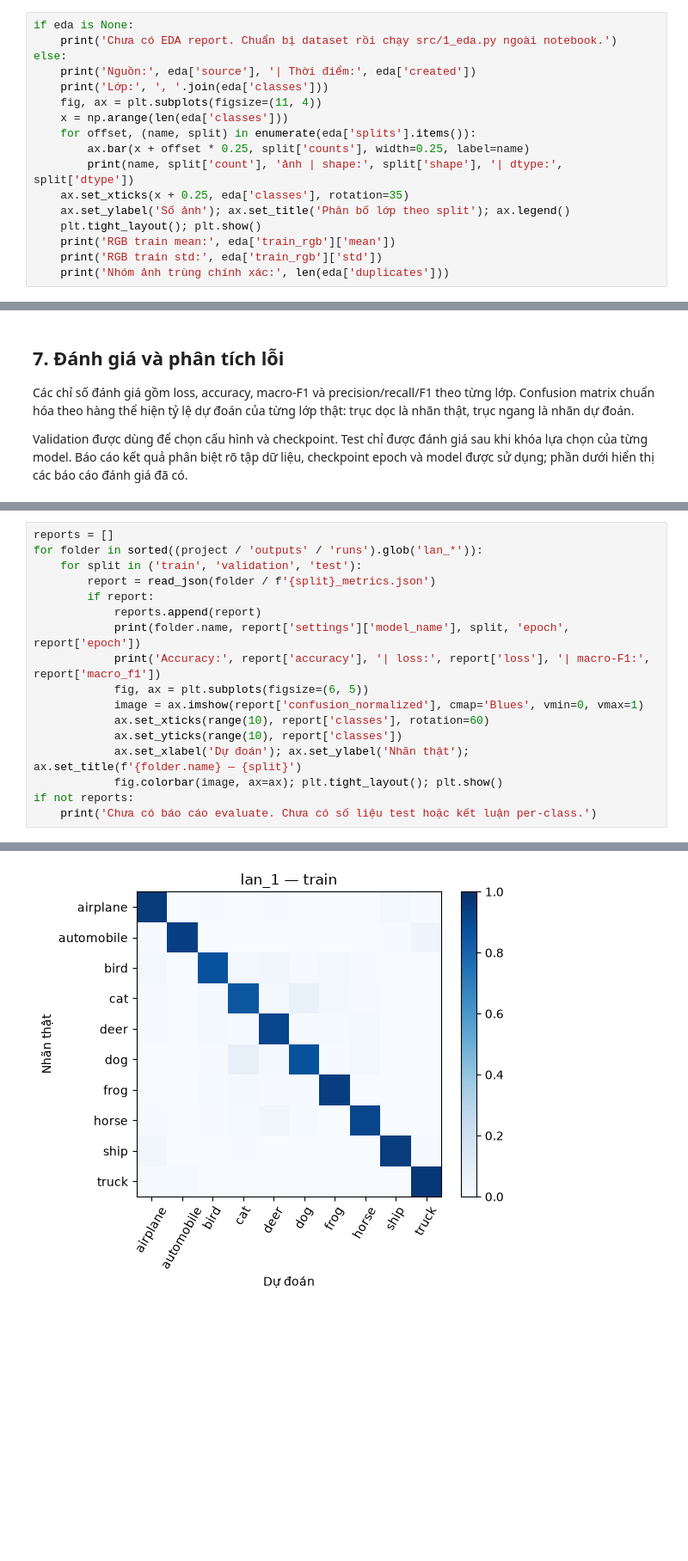
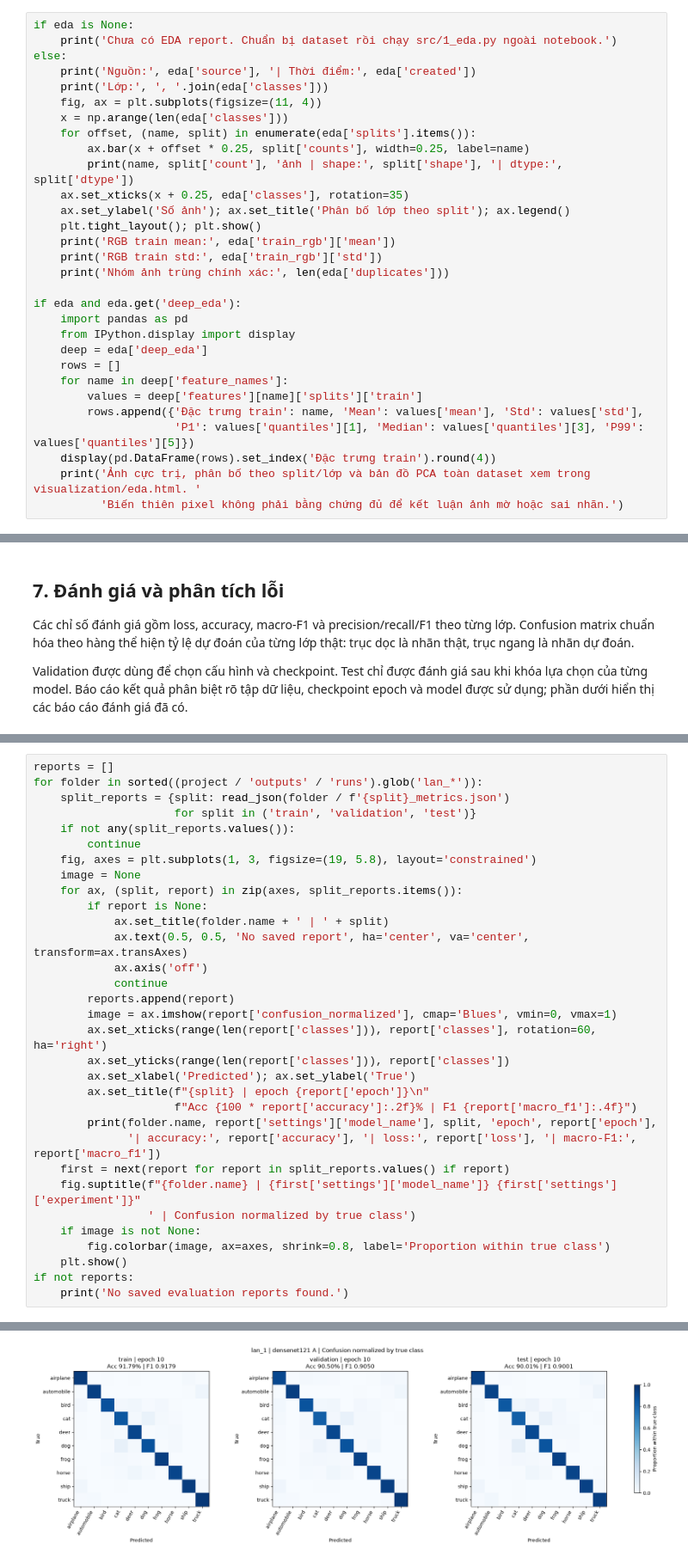
Before and after one commit to tinh633/deep-learning, a Jupyter notebook: practice_2_pretrained_model/Practice_2_Report.ipynb, the cells around one changed output, grey strips where cells are left out. Shown at 86% size. Drawn from its saved outputs; the diff is of its cells as text; blank space fills up the shorter version.

```diff
--- a/practice_2_pretrained_model/Practice_2_Report.ipynb
+++ b/practice_2_pretrained_model/Practice_2_Report.ipynb
@@ -59,4 +59,17 @@ else:
     print('RGB train mean:', eda['train_rgb']['mean'])
     print('RGB train std:', eda['train_rgb']['std'])
     print('Nhóm ảnh trùng chính xác:', len(eda['duplicates']))
+
+if eda and eda.get('deep_eda'):
+    import pandas as pd
+    from IPython.display import display
+    deep = eda['deep_eda']
+    rows = []
+    for name in deep['feature_names']:
+        values = deep['features'][name]['splits']['train']
+        rows.append({'Đặc trưng train': name, 'Mean': values['mean'], 'Std': values['std'],
+                     'P1': values['quantiles'][1], 'Median': values['quantiles'][3], 'P99': values['quantiles'][5]})
+    display(pd.DataFrame(rows).set_index('Đặc trưng train').round(4))
+    print('Ảnh cực trị, phân bố theo split/lớp và bản đồ PCA toàn dataset xem trong visualization/eda.html. '
+          'Biến thiên pixel không phải bằng chứng đủ để kết luận ảnh mờ hoặc sai nhãn.')
 # %% [output]
@@ -320,18 +416,33 @@ Chế độ đọc báo cáo đã lưu; chưa thực thi đánh giá checkpoint.
 # %%
 reports = []
 for folder in sorted((project / 'outputs' / 'runs').glob('lan_*')):
-    for split in ('train', 'validation', 'test'):
-        report = read_json(folder / f'{split}_metrics.json')
-        if report:
-            reports.append(report)
-            print(folder.name, report['settings']['model_name'], split, 'epoch', report['epoch'])
-            print('Accuracy:', report['accuracy'], '| loss:', report['loss'], '| macro-F1:', report['macro_f1'])
-            fig, ax = plt.subplots(figsize=(6, 5))
-            image = ax.imshow(report['confusion_normalized'], cmap='Blues', vmin=0, vmax=1)
-            ax.set_xticks(range(10), report['classes'], rotation=60)
-            ax.set_yticks(range(10), report['classes'])
-            ax.set_xlabel('Dự đoán'); ax.set_ylabel('Nhãn thật'); ax.set_title(f'{folder.name} — {split}')
-            fig.colorbar(image, ax=ax); plt.tight_layout(); plt.show()
+    split_reports = {split: read_json(folder / f'{split}_metrics.json')
+                     for split in ('train', 'validation', 'test')}
+    if not any(split_reports.values()):
+        continue
+    fig, axes = plt.subplots(1, 3, figsize=(19, 5.8), layout='constrained')
+    image = None
+    for ax, (split, report) in zip(axes, split_reports.items()):
+        if report is None:
+            ax.set_title(folder.name + ' | ' + split)
+            ax.text(0.5, 0.5, 'No saved report', ha='center', va='center', transform=ax.transAxes)
+            ax.axis('off')
+            continue
+        reports.append(report)
+        image = ax.imshow(report['confusion_normalized'], cmap='Blues', vmin=0, vmax=1)
+        ax.set_xticks(range(len(report['classes'])), report['classes'], rotation=60, ha='right')
+        ax.set_yticks(range(len(report['classes'])), report['classes'])
+        ax.set_xlabel('Predicted'); ax.set_ylabel('True')
+        ax.set_title(f"{split} | epoch {report['epoch']}\n"
+                     f"Acc {100 * report['accuracy']:.2f}% | F1 {report['macro_f1']:.4f}")
+        print(folder.name, report['settings']['model_name'], split, 'epoch', report['epoch'],
+              '| accuracy:', report['accuracy'], '| loss:', report['loss'], '| macro-F1:', report['macro_f1'])
+    first = next(report for report in split_reports.values() if report)
+    fig.suptitle(f"{folder.name} | {first['settings']['model_name']} {first['settings']['experiment']}"
+                 ' | Confusion normalized by true class')
+    if image is not None:
+        fig.colorbar(image, ax=axes, shrink=0.8, label='Proportion within true class')
+    plt.show()
 if not reports:
-    print('Chưa có báo cáo evaluate. Chưa có số liệu test hoặc kết luận per-class.')
+    print('No saved evaluation reports found.')
 # %% [output]
@@ -340 +452 @@ Accuracy: 0.9178666666666667 | loss: 0.23919418828222486 | macro-F1: 0.917922127
-[figure, old version]
+[figure, new version]
```
Also changed, not shown: parts of 17 cells of this notebook, 58 other files.
